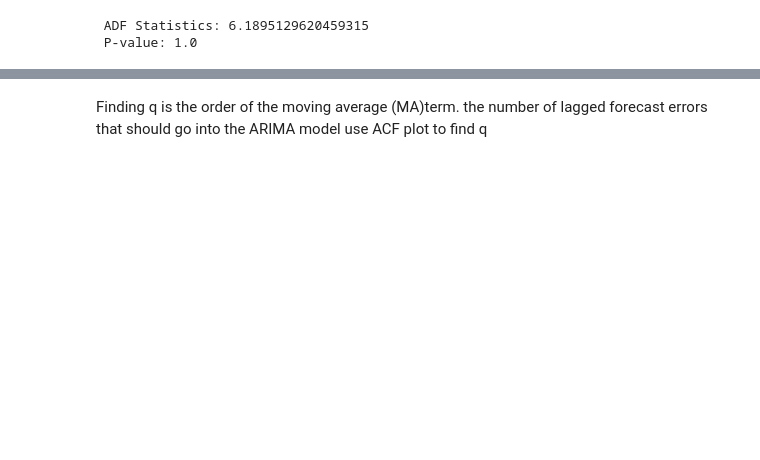
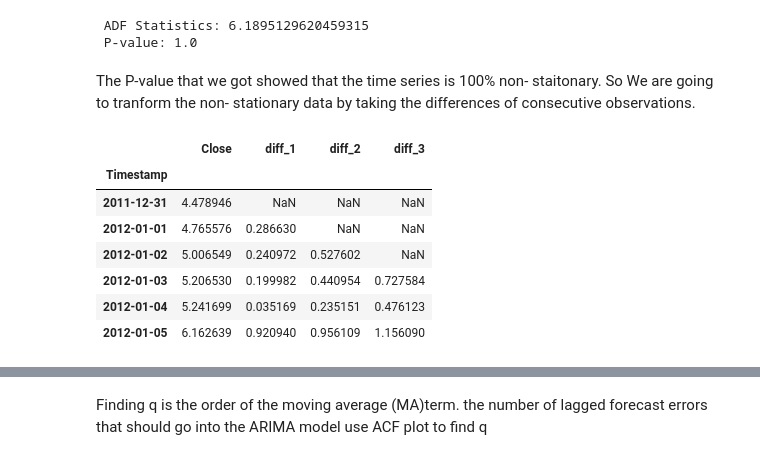
Before and after one commit to zhouchun0105/BA780-project, a Jupyter notebook: Bitcoin_Price_and_its_Movement_Direction_Prediction_2.ipynb, the cells around one changed output, grey strips where cells are left out. Saved outputs shown, nothing was run; the diff lists cells and outputs as text; code cells hidden in the pictures; blank space fills up the shorter version.

```diff
--- a/Bitcoin_Price_and_its_Movement_Direction_Prediction_2.ipynb
+++ b/Bitcoin_Price_and_its_Movement_Direction_Prediction_2.ipynb
@@ -258,3 +266,21 @@ print(f" P-value: {test_adf[1]}")
 # %% [output]
  ADF Statistics: 6.1895129620459315
  P-value: 1.0
+# %% [markdown]
+The P-value that we got showed that the time series is 100% non- staitonary. So We are going to tranform the non- stationary data by taking the differences of consecutive observations.
+# %%
+#use Pandas's diff()
+df["diff_1"] = df["Close"].diff(periods=1)
+df["diff_2"] = df["Close"].diff(periods=2)
+df["diff_3"] = df["Close"].diff(periods=3)
+
+df.head(6)
+# %% [output]
+|  | Close | diff_1 | diff_2 | diff_3 |
+| Timestamp |  |  |  |  |
+| 2011-12-31 | 4.478946 | NaN | NaN | NaN |
+| 2012-01-01 | 4.765576 | 0.286630 | NaN | NaN |
+| 2012-01-02 | 5.006549 | 0.240972 | 0.527602 | NaN |
+| 2012-01-03 | 5.206530 | 0.199982 | 0.440954 | 0.727584 |
+| 2012-01-04 | 5.241699 | 0.035169 | 0.235151 | 0.476123 |
+| 2012-01-05 | 6.162639 | 0.920940 | 0.956109 | 1.156090 |
```
Also changed, not shown: parts of 34 cells of this notebook.
